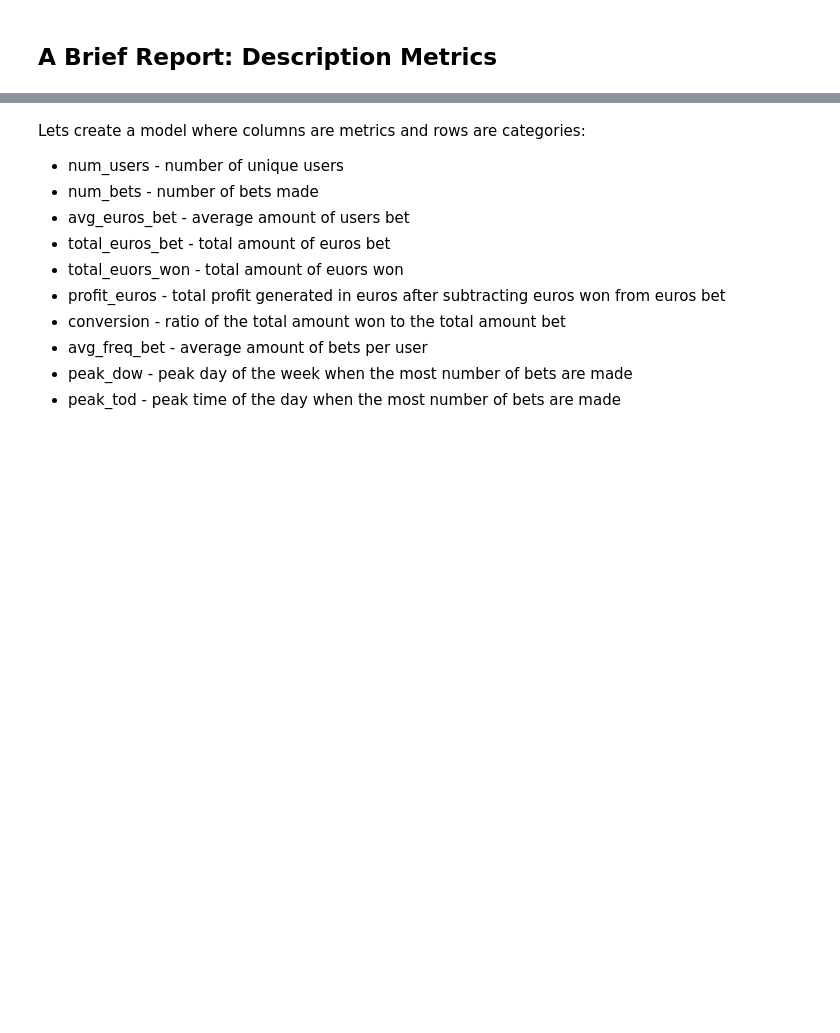
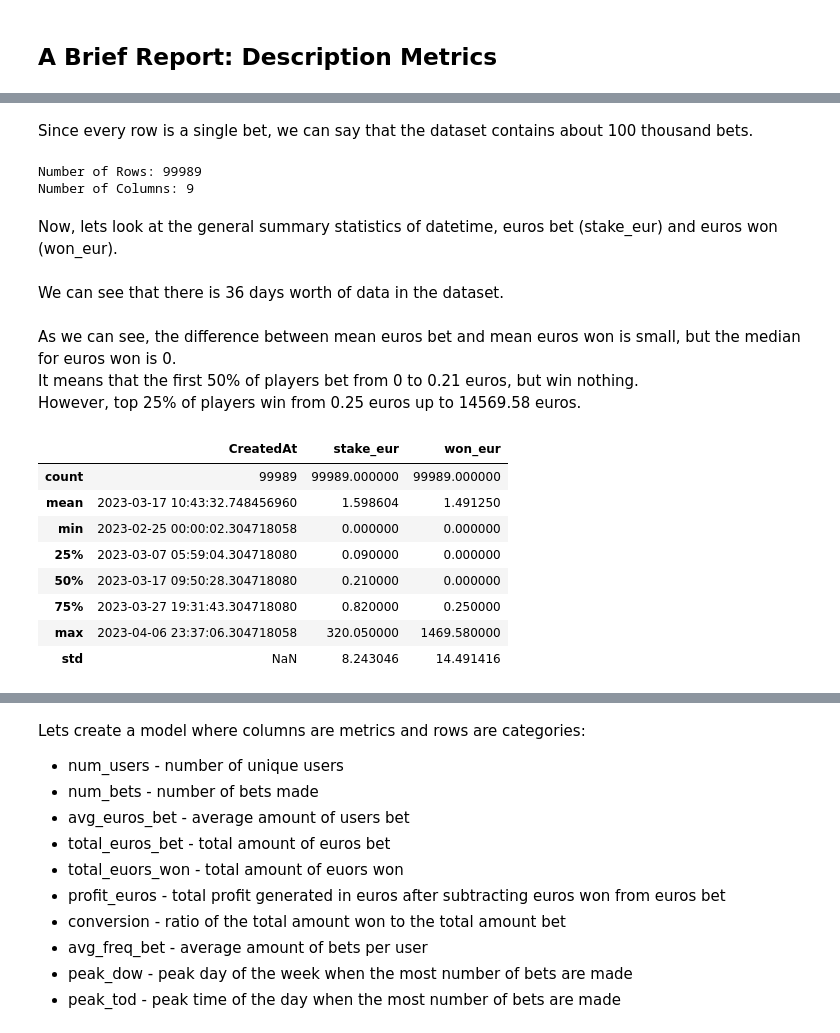
Before and after one commit to stasbub/seed, a Jupyter notebook: src/Aviatrix/aviatrix.ipynb, the cells around one changed output, grey strips where cells are left out. Drawn from its saved outputs; the diff is of its cells as text; code cells hidden in the pictures; blank space fills up the shorter version.

```diff
--- a/src/Aviatrix/aviatrix.ipynb
+++ b/src/Aviatrix/aviatrix.ipynb
@@ -73,0 +79,31 @@ array(['KZT', 'TRY', 'AZN', 'INR'], dtype=object)
+# %% [markdown]
+Since every row is a single bet, we can say that the dataset contains about 100 thousand bets.
+# %%
+num_rows = len(df)
+num_columns = len(df.columns)
+
+print("Number of Rows:", num_rows)
+print("Number of Columns:", num_columns)
+# %% [output]
+Number of Rows: 99989
+Number of Columns: 9
+# %% [markdown]
+Now, lets look at the general summary statistics of datetime, euros bet (stake_eur) and euros won (won_eur).
+# %% [markdown]
+We can see that there is 36 days worth of data in the dataset.
+# %% [markdown]
+As we can see, the difference between mean euros bet and mean euros won is small, but the median for euros won is 0. \
+It means that the first 50% of players bet from 0 to 0.21 euros, but win nothing. \
+However, top 25% of players win from 0.25 euros up to 14569.58 euros.
+# %%
+df.drop(columns=['MatchId', 'stake_currency', 'won_currency']).describe()
+# %% [output]
+|  | CreatedAt | stake_eur | won_eur |
+| count | 99989 | 99989.000000 | 99989.000000 |
+| mean | 2023-03-17 10:43:32.748456960 | 1.598604 | 1.491250 |
+| min | 2023-02-25 00:00:02.304718058 | 0.000000 | 0.000000 |
+| 25% | 2023-03-07 05:59:04.304718080 | 0.090000 | 0.000000 |
+| 50% | 2023-03-17 09:50:28.304718080 | 0.210000 | 0.000000 |
+| 75% | 2023-03-27 19:31:43.304718080 | 0.820000 | 0.250000 |
+| max | 2023-04-06 23:37:06.304718058 | 320.050000 | 1469.580000 |
+| std | NaN | 8.243046 | 14.491416 |
```
Also changed, not shown: parts of 5 cells of this notebook.
